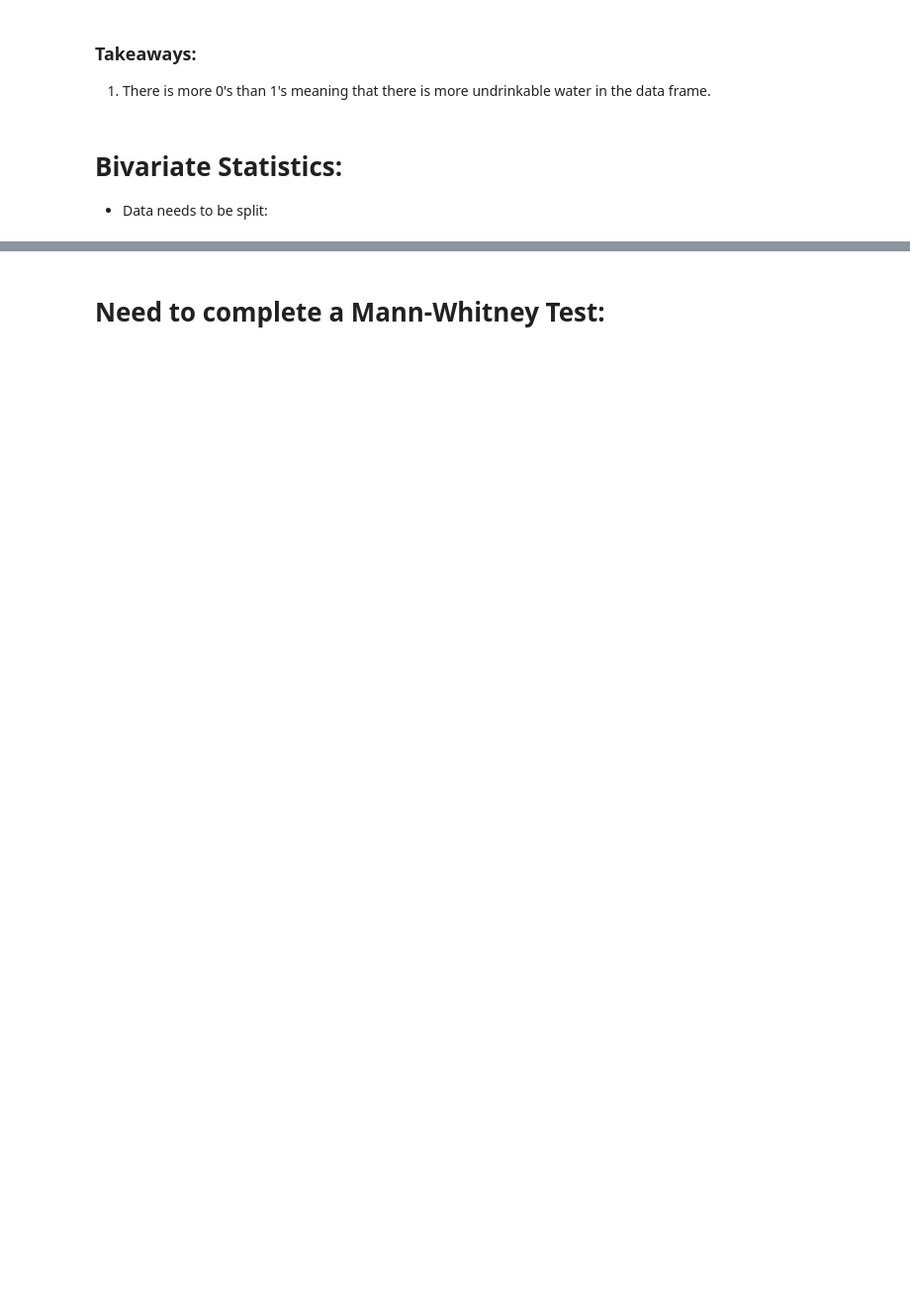
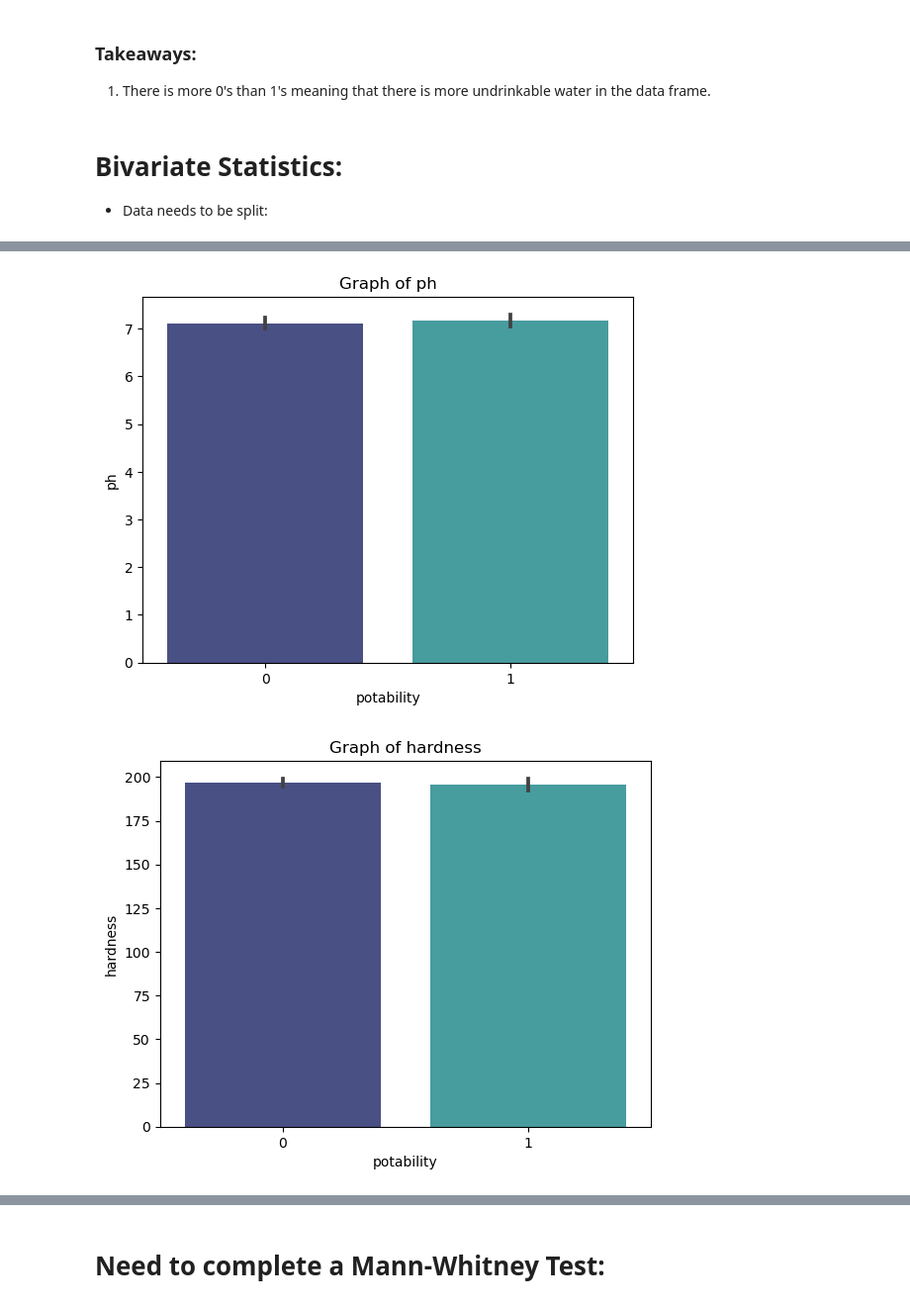
Before and after one commit to NikkideVries/Water_Quality, a Jupyter notebook: C.explore.ipynb, the cells around one changed output, grey strips where cells are left out. Shown at 99% size. Cells and saved outputs as stored; diff of their text form; code cells hidden in the pictures; blank space fills up the shorter version.

```diff
--- a/C.explore.ipynb
+++ b/C.explore.ipynb
@@ -193,10 +326,13 @@ for col in num_cols:
 # %%
 # bar plot
 for col in num_cols:
     plt.title(f'Graph of {col}')
     sns.barplot(x = target, y = col, data = train, palette = 'mako')
-    col_mean = train[col].mean()
-    plt.axhline(col_mean, label = (f'Mean of {col}'), color = 'black')
-    plt.legend()
+    #col_mean = train[col].mean()
+    #plt.axhline(col_mean, label = (f'Mean of {col}'), color = 'black')
+    #plt.legend()
 
     plt.show()
+# %% [output]
+[figure, added]
+[figure, added]
```
Also changed, not shown: parts of 31 cells of this notebook, 11 other files.
